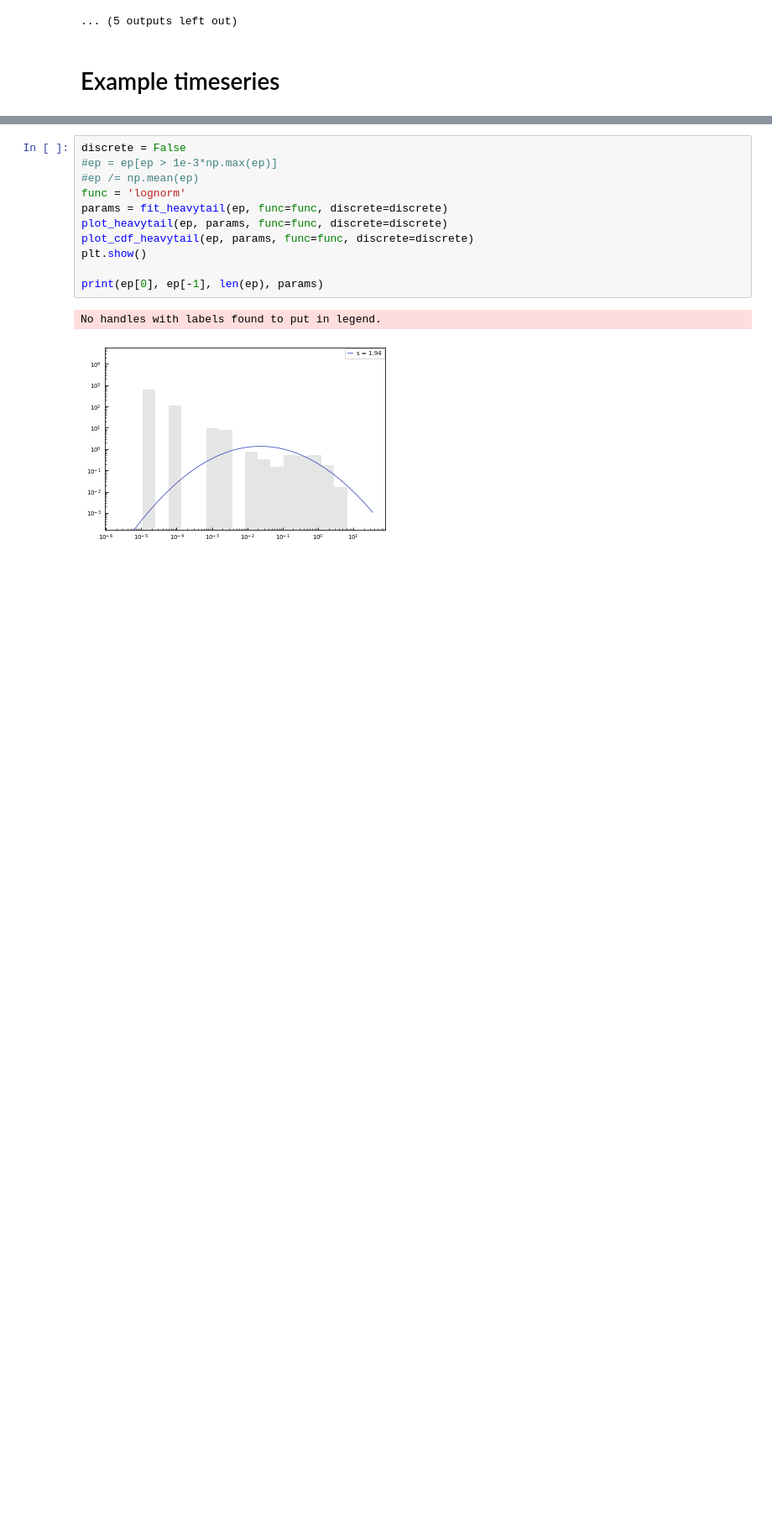
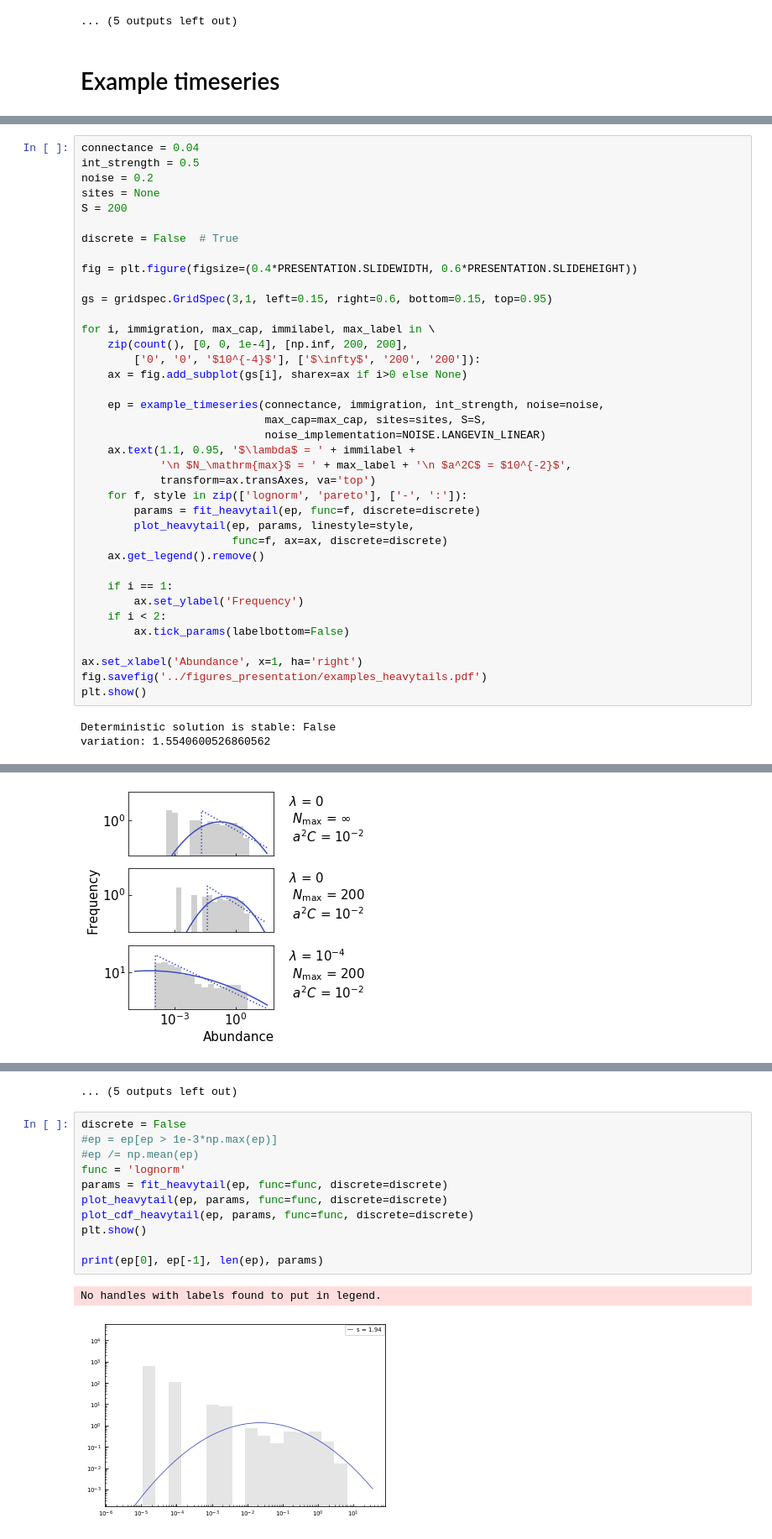
Before and after one commit to lanadescheemaeker/rank_abundance, a Jupyter notebook: Diversity-complexity with IBM and sgLV.ipynb, the cells around one changed output, grey strips where cells are left out. Shown at 84% size. Saved outputs shown, nothing was run; the diff lists cells and outputs as text; blank space fills up the shorter version.

```diff
--- a/Diversity-complexity with IBM and sgLV.ipynb
+++ b/Diversity-complexity with IBM and sgLV.ipynb
@@ -736,0 +863,41 @@ R powerlaw (negative -> lognormal): -22.095801517615435
+# %%
+connectance = 0.04
+int_strength = 0.5
+noise = 0.2
+sites = None
+S = 200
+
+discrete = False  # True
+
+fig = plt.figure(figsize=(0.4*PRESENTATION.SLIDEWIDTH, 0.6*PRESENTATION.SLIDEHEIGHT))
+
+gs = gridspec.GridSpec(3,1, left=0.15, right=0.6, bottom=0.15, top=0.95)
+
+for i, immigration, max_cap, immilabel, max_label in \
+    zip(count(), [0, 0, 1e-4], [np.inf, 200, 200],
+        ['0', '0', '$10^{-4}$'], ['$\infty$', '200', '200']):
+    ax = fig.add_subplot(gs[i], sharex=ax if i>0 else None)
+
+    ep = example_timeseries(connectance, immigration, int_strength, noise=noise,
+                            max_cap=max_cap, sites=sites, S=S,
+                            noise_implementation=NOISE.LANGEVIN_LINEAR)
+    ax.text(1.1, 0.95, '$\lambda$ = ' + immilabel +
+            '\n $N_\mathrm{max}$ = ' + max_label + '\n $a^2C$ = $10^{-2}$',
+            transform=ax.transAxes, va='top')
+    for f, style in zip(['lognorm', 'pareto'], ['-', ':']):
+        params = fit_heavytail(ep, func=f, discrete=discrete)
+        plot_heavytail(ep, params, linestyle=style,
+                       func=f, ax=ax, discrete=discrete)
+    ax.get_legend().remove()
+
+    if i == 1:
+        ax.set_ylabel('Frequency')
+    if i < 2:
+        ax.tick_params(labelbottom=False)
+
+ax.set_xlabel('Abundance', x=1, ha='right')
+fig.savefig('../figures_presentation/examples_heavytails.pdf')
+plt.show()
+# %% [output]
+Deterministic solution is stable: False
+variation: 1.5540600526860562
@@ -736,0 +944 @@ R powerlaw (negative -> lognormal): -22.095801517615435
+[figure, added]
@@ -737,3 +952,4 @@ R powerlaw (negative -> lognormal): -22.095801517615435
+... (5 outputs left out)
 # %%
 discrete = False
 #ep = ep[ep > 1e-3*np.max(ep)]
```
Also changed, not shown: parts of 8 cells of this notebook, 20 other files.
